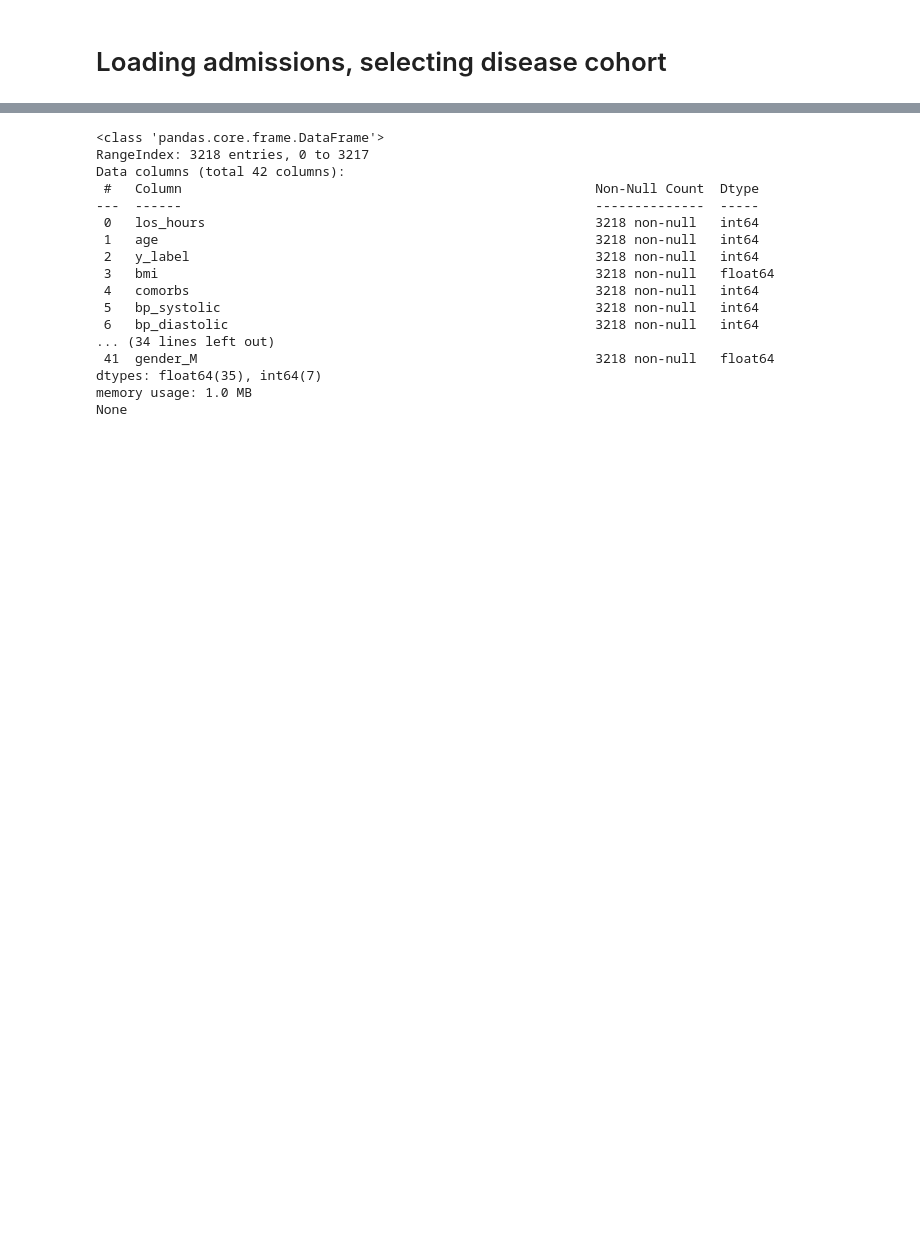
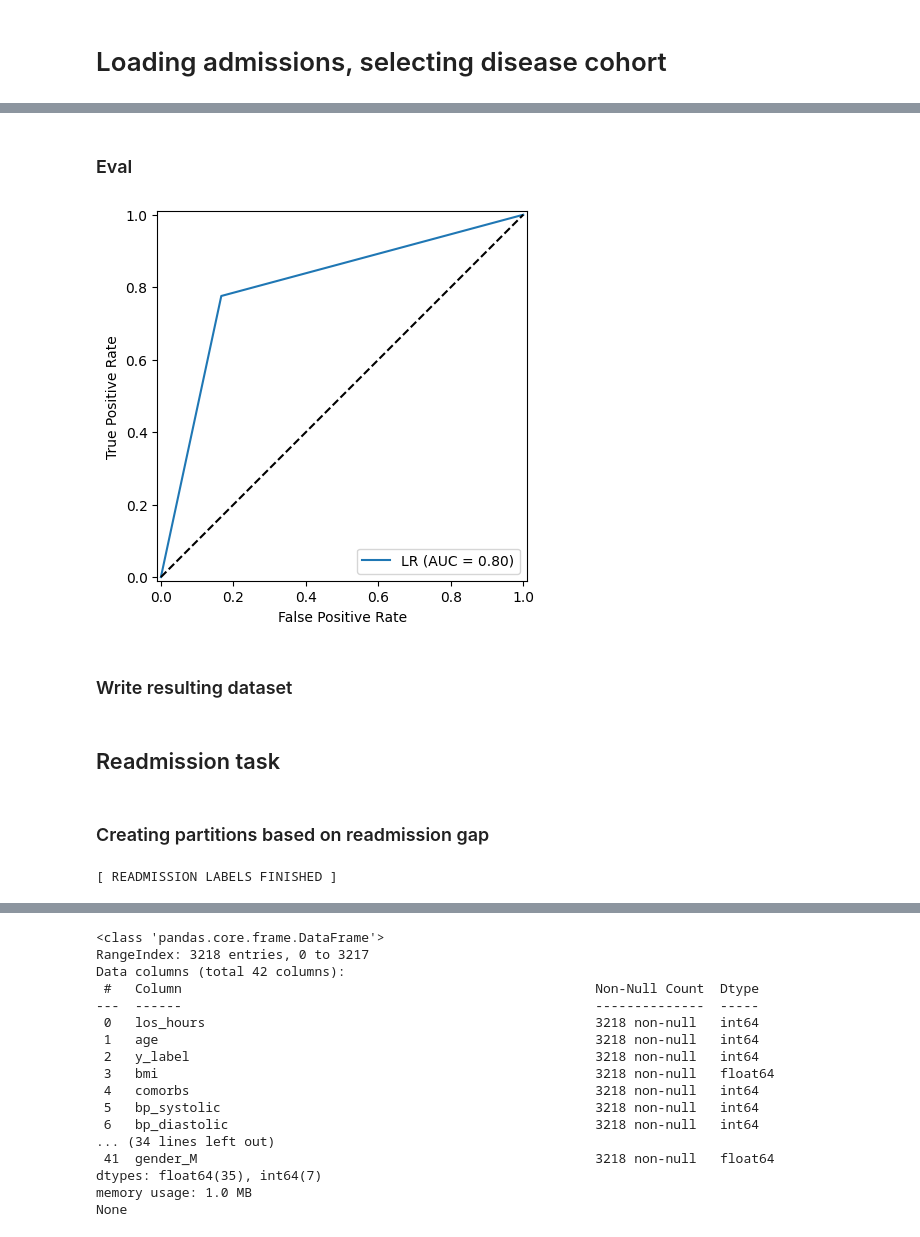
Before and after one commit to bma-vandijk/mimiciv_pipeline_insafedare, a Jupyter notebook: sandbox.ipynb, the cells around one changed output, grey strips where cells are left out. Cells and saved outputs as stored; diff of their text form; code cells hidden in the pictures; blank space fills up the shorter version.

```diff
--- a/sandbox.ipynb
+++ b/sandbox.ipynb
@@ -539,0 +83,6 @@ plt.show()
+# %%
+# Appends data from patients_df to visit_df, e.g. age, gender, ethnicity, marital status
+# And also comorbidities
+visit_pts_df = get_patient_df_info(version=VERSION, visit_df=visit_df)
+visit_pts_df = get_comorbidities(get_diagnosis_icd_df(), visit_pts_df)
+visit_pts_df = visit_pts_df.sort_values(['subject_id', 'admittime']).reset_index(drop=True)
@@ -539,0 +250,2 @@ plt.show()
+# %% [markdown]
+### Eval
@@ -539,0 +257,13 @@ plt.show()
+# %%
+fpr, tpr, thresholds = roc_curve(y_test, y_pred)
+
+roc_auc = auc(fpr, tpr)
+display = RocCurveDisplay(fpr=fpr, tpr=tpr, roc_auc=roc_auc,
+                                  estimator_name=f'LR')
+display.plot()
+plt.plot([0, 1], [0, 1], 'k--', label='Random')
+plt.show()
+# %% [output]
+[figure, added]
+# %% [markdown]
+### Write resulting dataset
@@ -539,0 +272,11 @@ plt.show()
+# %% [markdown]
+## Readmission task
+# %% [markdown]
+### Creating partitions based on readmission gap
+# %%
+# Task spec
+task = "readmit_pred"
+# These are expensive to run, so we write to 'output' folder
+case_df, control_df, invalid_df, redundant_df = partition_by_readmit(visit_pts_df,gap=GAP,group_col=GROUP_COL,visit_col=VISIT_COL,admit_col=ADMIT_COL,disch_col=DISCH_COL)
+# %% [output]
+[ READMISSION LABELS FINISHED ]
```
Also changed, not shown: parts of 54 cells of this notebook, 1 other file.
